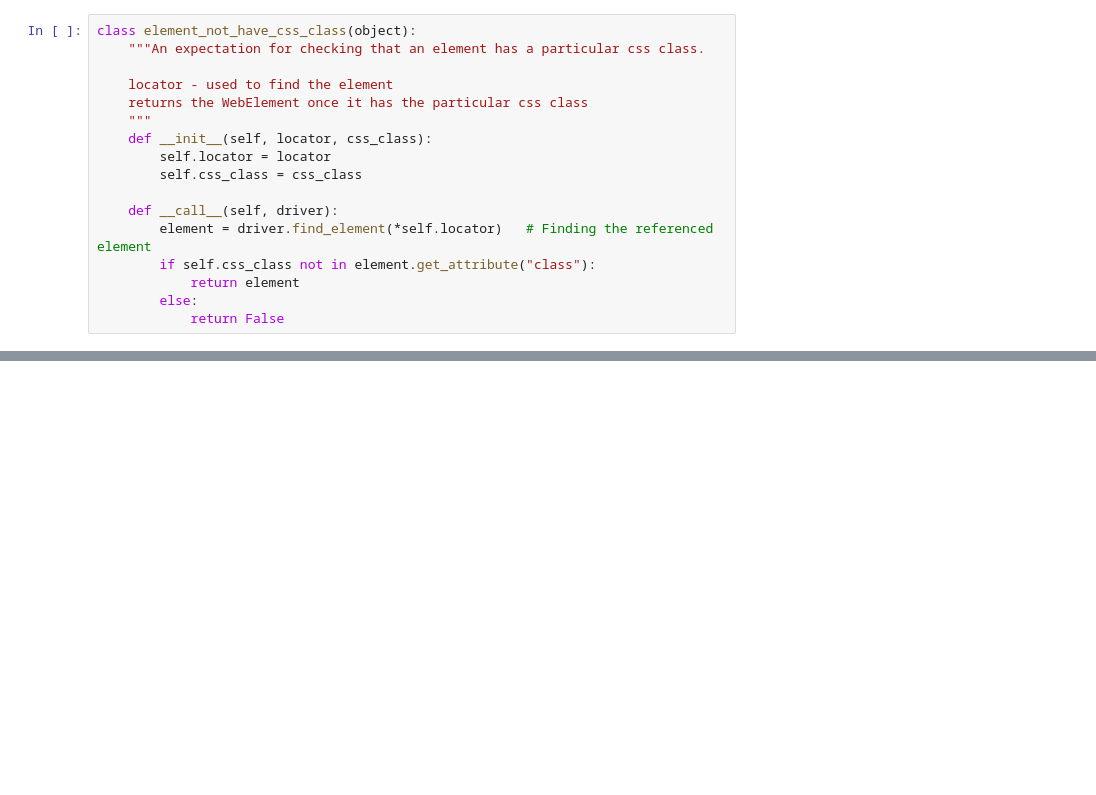
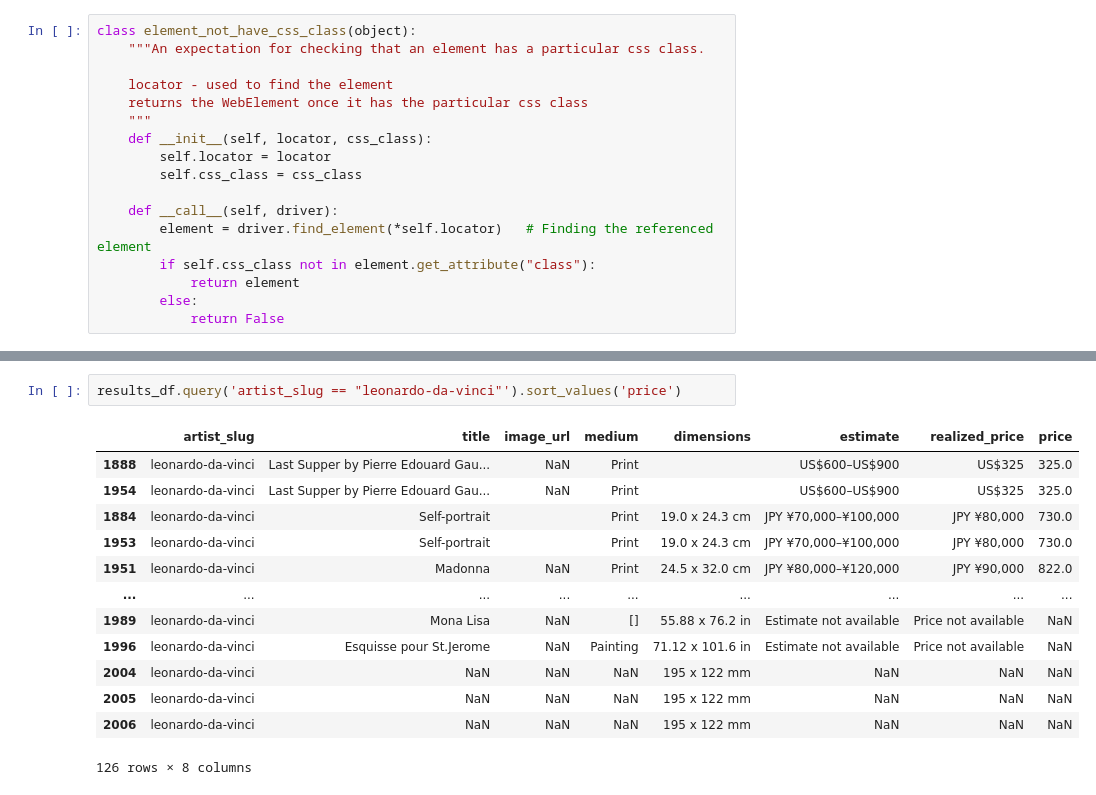
Before and after one commit to rollingstorms/Bob-Ross-Authenticator, a Jupyter notebook: mike/Auction-scraper.ipynb, the cells around one changed output, grey strips where cells are left out. Cells and saved outputs as stored; diff of their text form; blank space fills up the shorter version.

```diff
--- a/mike/Auction-scraper.ipynb
+++ b/mike/Auction-scraper.ipynb
@@ -74,0 +253,16 @@ driver.close()
+# %%
+results_df.query('artist_slug == "leonardo-da-vinci"').sort_values('price')
+# %% [output]
+|  | artist_slug | title | image_url | medium | dimensions | estimate | realized_price | price |
+| 1888 | leonardo-da-vinci | Last Supper by Pierre Edouard Gau... | NaN | Print |  | US$600–US$900 | US$325 | 325.0 |
+| 1954 | leonardo-da-vinci | Last Supper by Pierre Edouard Gau... | NaN | Print |  | US$600–US$900 | US$325 | 325.0 |
+| 1884 | leonardo-da-vinci | Self-portrait |  | Print | 19.0 x 24.3 cm | JPY ¥70,000–¥100,000 | JPY ¥80,000 | 730.0 |
+| 1953 | leonardo-da-vinci | Self-portrait |  | Print | 19.0 x 24.3 cm | JPY ¥70,000–¥100,000 | JPY ¥80,000 | 730.0 |
+| 1951 | leonardo-da-vinci | Madonna | NaN | Print | 24.5 x 32.0 cm | JPY ¥80,000–¥120,000 | JPY ¥90,000 | 822.0 |
+| ... | ... | ... | ... | ... | ... | ... | ... | ... |
+| 1989 | leonardo-da-vinci | Mona Lisa | NaN | [] | 55.88 x 76.2 in | Estimate not available | Price not available | NaN |
+| 1996 | leonardo-da-vinci | Esquisse pour St.Jerome | NaN | Painting | 71.12 x 101.6 in | Estimate not available | Price not available | NaN |
+| 2004 | leonardo-da-vinci | NaN | NaN | NaN | 195 x 122 mm | NaN | NaN | NaN |
+| 2005 | leonardo-da-vinci | NaN | NaN | NaN | 195 x 122 mm | NaN | NaN | NaN |
+| 2006 | leonardo-da-vinci | NaN | NaN | NaN | 195 x 122 mm | NaN | NaN | NaN |
+126 rows × 8 columns
```
Also changed, not shown: parts of 20 cells of this notebook, 2 other files.
